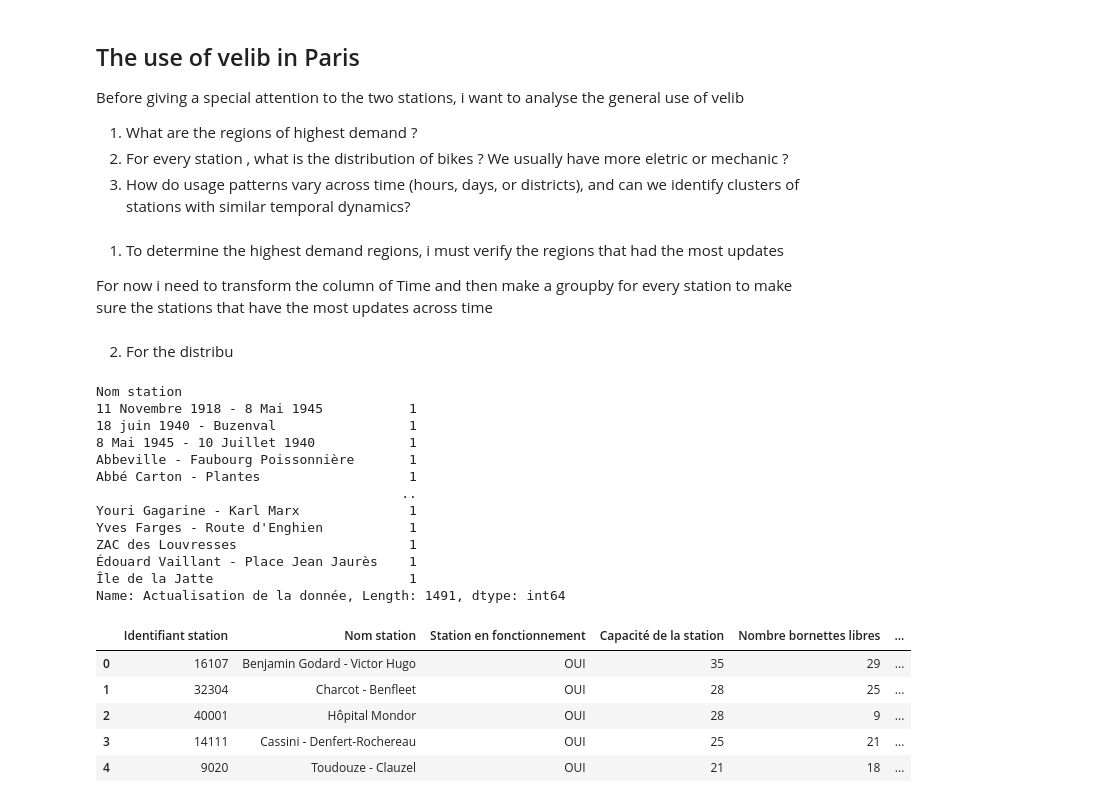
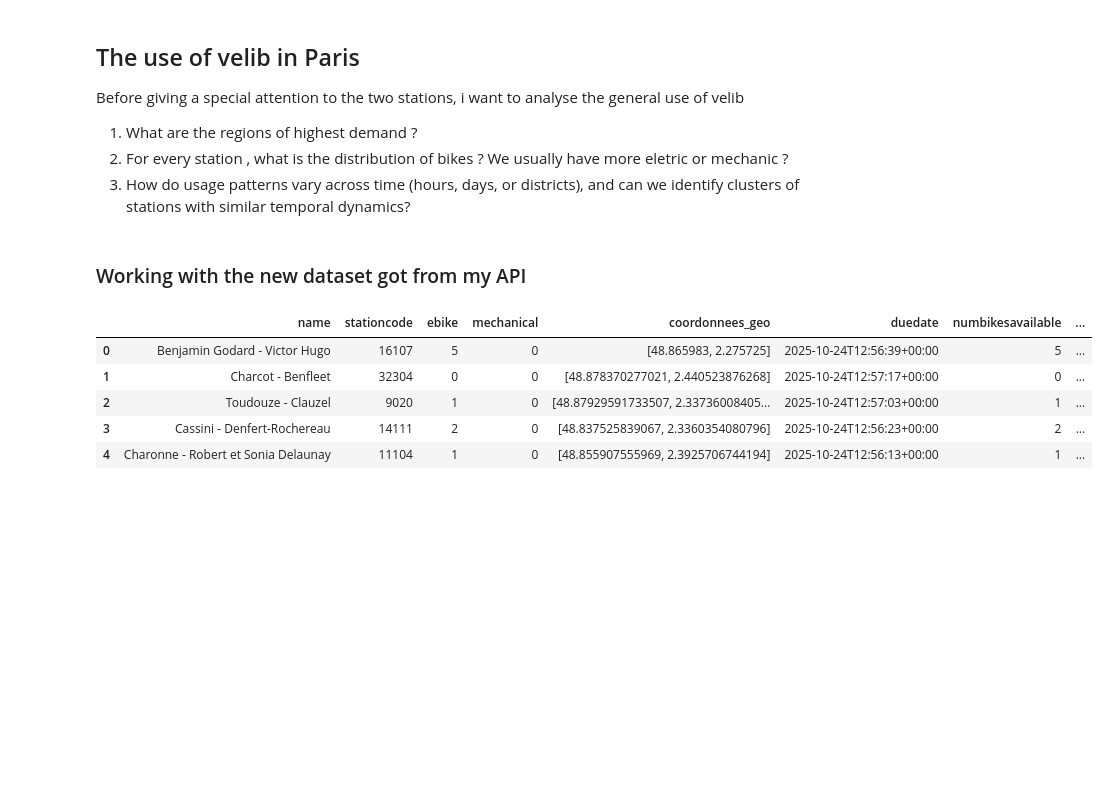
Before and after one commit to victorhrls/Velib, a Jupyter notebook: VelibAnalysis.ipynb, the cells around one changed output. Saved outputs shown, nothing was run; the diff lists cells and outputs as text; code cells hidden in the pictures; blank space fills up the shorter version.

```diff
--- a/VelibAnalysis.ipynb
+++ b/VelibAnalysis.ipynb
@@ -208,35 +177,16 @@ Before giving a special attention to the two stations, i want to analyse the gen
 1. What are the regions of highest demand ?
 2. For every station , what is the distribution of bikes ? We usually have more eletric or mechanic ?
 3. How do usage patterns vary across time (hours, days, or districts), and can we identify clusters of stations with similar temporal dynamics?
-# %% [markdown]
-1. To determine the highest demand regions, i must verify the regions that had the most updates
-
-For now i need to transform the column of Time and then make a groupby for every station to make sure the stations that have the most updates across time
-# %% [markdown]
-2. For the distribu
-# %%
-demand_regions = df.groupby('Nom station')['Actualisation de la donnée'].count()
-demand_regions
-# %% [output]
-Nom station
-11 Novembre 1918 - 8 Mai 1945           1
-18 juin 1940 - Buzenval                 1
-8 Mai 1945 - 10 Juillet 1940            1
-Abbeville - Faubourg Poissonnière       1
-Abbé Carton - Plantes                   1
-                                       ..
-Youri Gagarine - Karl Marx              1
-Yves Farges - Route d'Enghien           1
-ZAC des Louvresses                      1
-Édouard Vaillant - Place Jean Jaurès    1
-Île de la Jatte                         1
-Name: Actualisation de la donnée, Length: 1491, dtype: int64
-# %%
-df.head()
-# %% [output]
-|  | Identifiant station | Nom station | Station en fonctionnement | Capacité de la station | Nombre bornettes libres | ... |
-| 0 | 16107 | Benjamin Godard - Victor Hugo | OUI | 35 | 29 | ... |
-| 1 | 32304 | Charcot - Benfleet | OUI | 28 | 25 | ... |
-| 2 | 40001 | Hôpital Mondor | OUI | 28 | 9 | ... |
-| 3 | 14111 | Cassini - Denfert-Rochereau | OUI | 25 | 21 | ... |
-| 4 | 9020 | Toudouze - Clauzel | OUI | 21 | 18 | ... |
+# %% [markdown]
+### Working with the new dataset got from my API
+# %%
+df = pd.read_csv('velib_history.csv')
+
+df.head()
+# %% [output]
+|  | name | stationcode | ebike | mechanical | coordonnees_geo | duedate | numbikesavailable | ... |
+| 0 | Benjamin Godard - Victor Hugo | 16107 | 5 | 0 | [48.865983, 2.275725] | 2025-10-24T12:56:39+00:00 | 5 | ... |
+| 1 | Charcot - Benfleet | 32304 | 0 | 0 | [48.878370277021, 2.440523876268] | 2025-10-24T12:57:17+00:00 | 0 | ... |
+| 2 | Toudouze - Clauzel | 9020 | 1 | 0 | [48.87929591733507, 2.33736008405... | 2025-10-24T12:57:03+00:00 | 1 | ... |
+| 3 | Cassini - Denfert-Rochereau | 14111 | 2 | 0 | [48.837525839067, 2.3360354080796] | 2025-10-24T12:56:23+00:00 | 2 | ... |
+| 4 | Charonne - Robert et Sonia Delaunay | 11104 | 1 | 0 | [48.855907555969, 2.3925706744194] | 2025-10-24T12:56:13+00:00 | 1 | ... |
```
Also changed, not shown: parts of 5 cells of this notebook.
